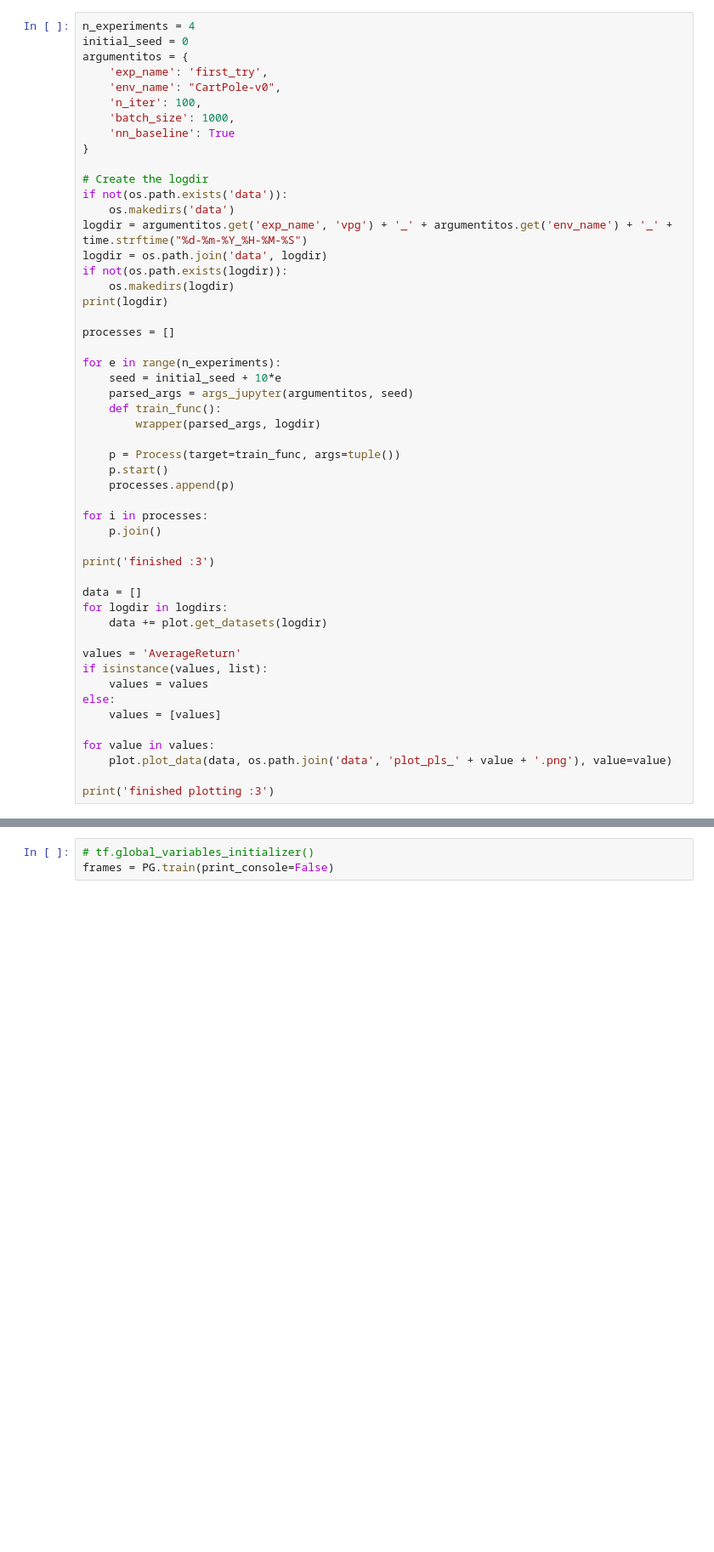
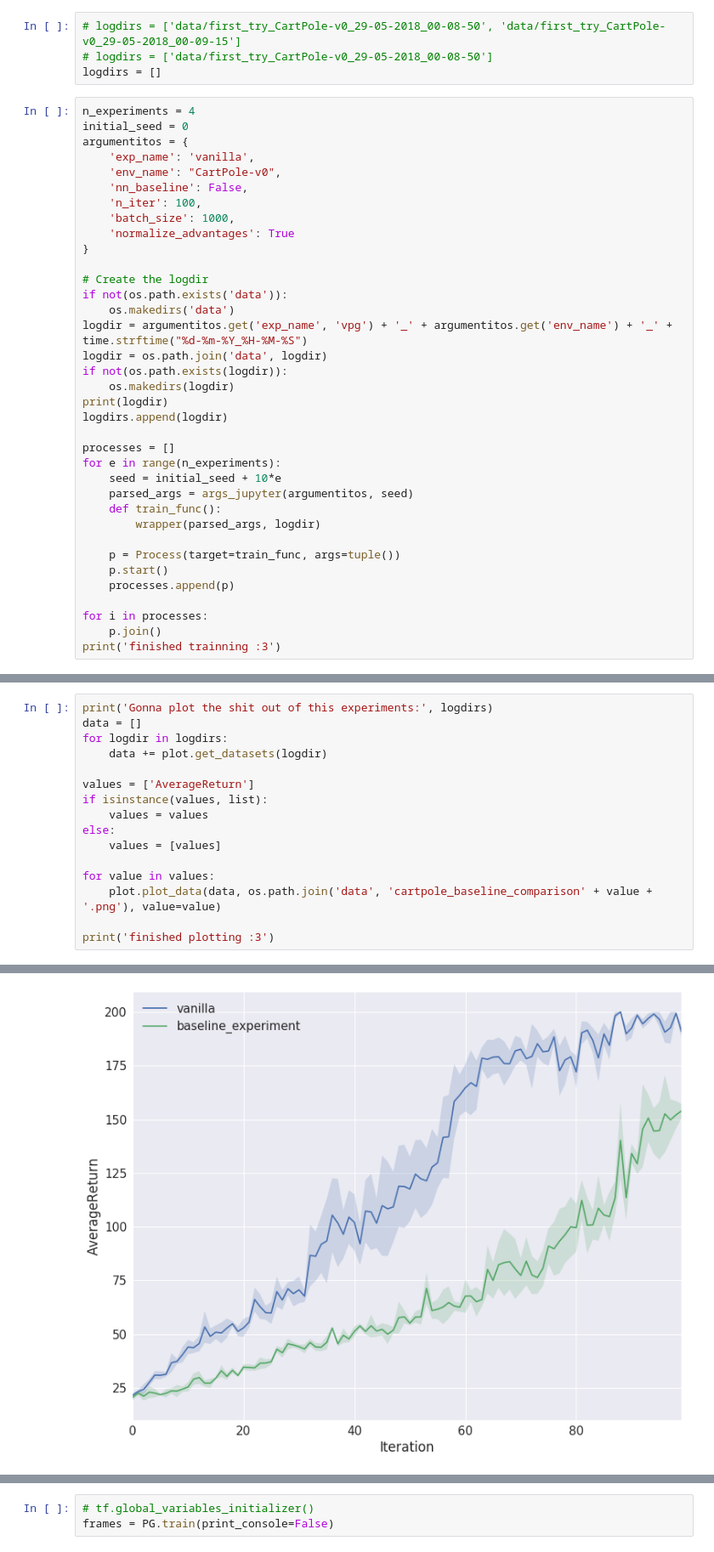
Before and after one commit to Raiszo/cs294, a Jupyter notebook: hw2/Policy Gradient.ipynb, the cells around one changed output, grey strips where cells are left out. Shown at 85% size. Saved outputs shown, nothing was run; the diff lists cells and outputs as text; blank space fills up the shorter version.

Commit message:
:dagger: first experiments with plotting :3

```diff
--- a/hw2/Policy Gradient.ipynb
+++ b/hw2/Policy Gradient.ipynb
@@ -49,15 +49,20 @@ def display_frames_as_gif(frames):
 # %% [output]
 The autoreload extension is already loaded. To reload it, use:
   %reload_ext autoreload
+# %%
+# logdirs = ['data/first_try_CartPole-v0_29-05-2018_00-08-50', 'data/first_try_CartPole-v0_29-05-2018_00-09-15']
+# logdirs = ['data/first_try_CartPole-v0_29-05-2018_00-08-50']
+logdirs = []
 # %%
 n_experiments = 4
 initial_seed = 0
 argumentitos = {
-    'exp_name': 'first_try',
+    'exp_name': 'vanilla',
     'env_name': "CartPole-v0",
+    'nn_baseline': False,
     'n_iter': 100,
     'batch_size': 1000,
-    'nn_baseline': True
+    'normalize_advantages': True
 }
 
 # Create the logdir
@@ -68,9 +73,9 @@ logdir = os.path.join('data', logdir)
 if not(os.path.exists(logdir)):
     os.makedirs(logdir)
 print(logdir)
+logdirs.append(logdir)
 
 processes = []
-
 for e in range(n_experiments):
     seed = initial_seed + 10*e
     parsed_args = args_jupyter(argumentitos, seed)
@@ -83,21 +88,5 @@ for e in range(n_experiments):
 
 for i in processes:
     p.join()
-
-print('finished :3')
-
-data = []
-for logdir in logdirs:
-    data += plot.get_datasets(logdir)
-
-values = 'AverageReturn'
-if isinstance(values, list):
-    values = values
-else:
-    values = [values]
-
-for value in values:
-    plot.plot_data(data, os.path.join('data', 'plot_pls_' + value + '.png'), value=value)
-
-print('finished plotting :3')
+print('finished trainning :3')
 # %% [output]
@@ -104,0 +164,17 @@ IndentationError: expected an indented block (<ipython-input-30-92113fbe0fd4>, l
+# %%
+print('Gonna plot the shit out of this experiments:', logdirs)
+data = []
+for logdir in logdirs:
+    data += plot.get_datasets(logdir)
+
+values = ['AverageReturn']
+if isinstance(values, list):
+    values = values
+else:
+    values = [values]
+
+for value in values:
+    plot.plot_data(data, os.path.join('data', 'cartpole_baseline_comparison' + value + '.png'), value=value)
+
+print('finished plotting :3')
+# %% [output]
@@ -104,0 +182 @@ IndentationError: expected an indented block (<ipython-input-30-92113fbe0fd4>, l
+[figure, added]
```
Also changed, not shown: parts of 4 cells of this notebook, 35 other files.
